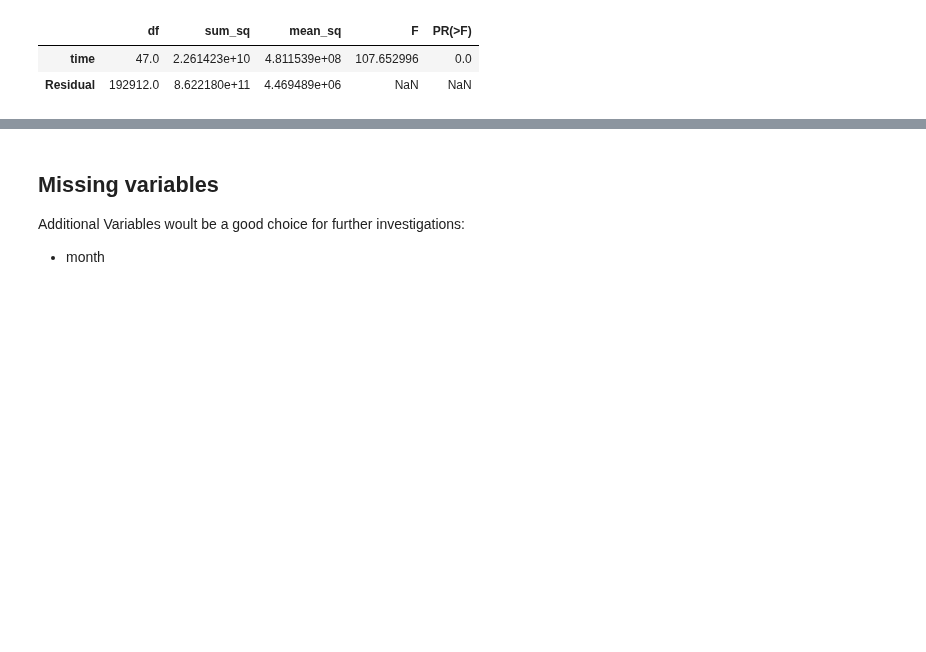
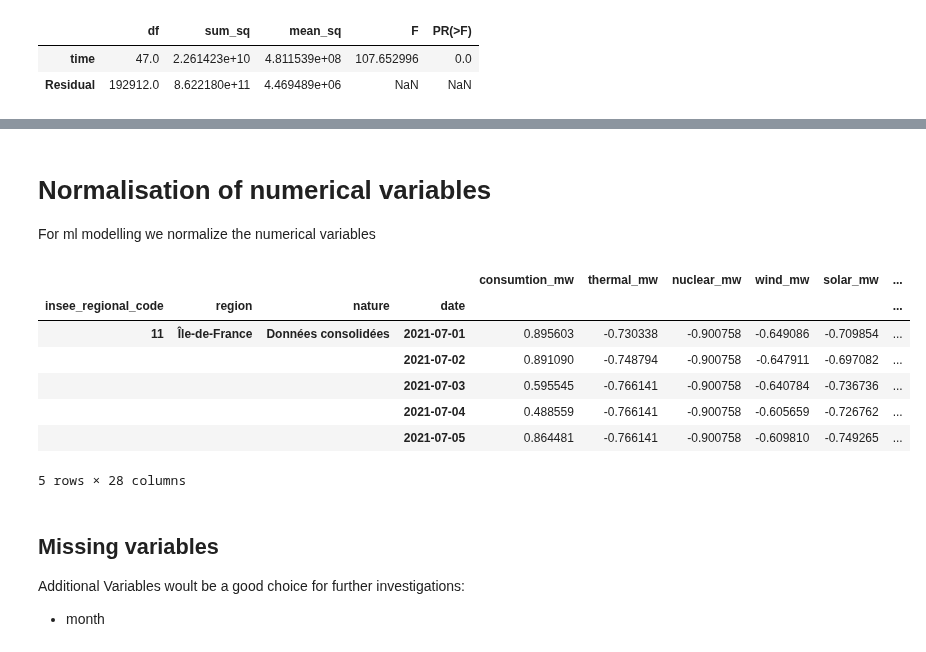
Before and after one commit to ergunes/dataproject, a Jupyter notebook: Energy Project Reference Notebook.ipynb, the cells around one changed output, grey strips where cells are left out. Cells and saved outputs as stored; diff of their text form; code cells hidden in the pictures; blank space fills up the shorter version.

```diff
--- a/Energy Project Reference Notebook.ipynb
+++ b/Energy Project Reference Notebook.ipynb
@@ -502,3 +554,18 @@ There are still a number of variables with a significant number of missing value
+# %% [markdown]
+# Normalisation of numerical variables
+For ml modelling we normalize the numerical variables
+# %%
+df_daily = (df_daily - df_daily.mean()) / df_daily.std()
+df_daily.head()
+# %% [output]
+|  |  |  |  | consumtion_mw | thermal_mw | nuclear_mw | wind_mw | solar_mw | ... |
+| insee_regional_code | region | nature | date |  |  |  |  |  | ... |
+| 11 | Île-de-France | Données consolidées | 2021-07-01 | 0.895603 | -0.730338 | -0.900758 | -0.649086 | -0.709854 | ... |
+|  |  |  | 2021-07-02 | 0.891090 | -0.748794 | -0.900758 | -0.647911 | -0.697082 | ... |
+|  |  |  | 2021-07-03 | 0.595545 | -0.766141 | -0.900758 | -0.640784 | -0.736736 | ... |
+|  |  |  | 2021-07-04 | 0.488559 | -0.766141 | -0.900758 | -0.605659 | -0.726762 | ... |
+|  |  |  | 2021-07-05 | 0.864481 | -0.766141 | -0.900758 | -0.609810 | -0.749265 | ... |
+5 rows × 28 columns
 # %% [markdown]
 ## Missing variables
 Additional Variables woult be a good choice for further investigations:
```
Also changed, not shown: parts of 4 cells of this notebook.
